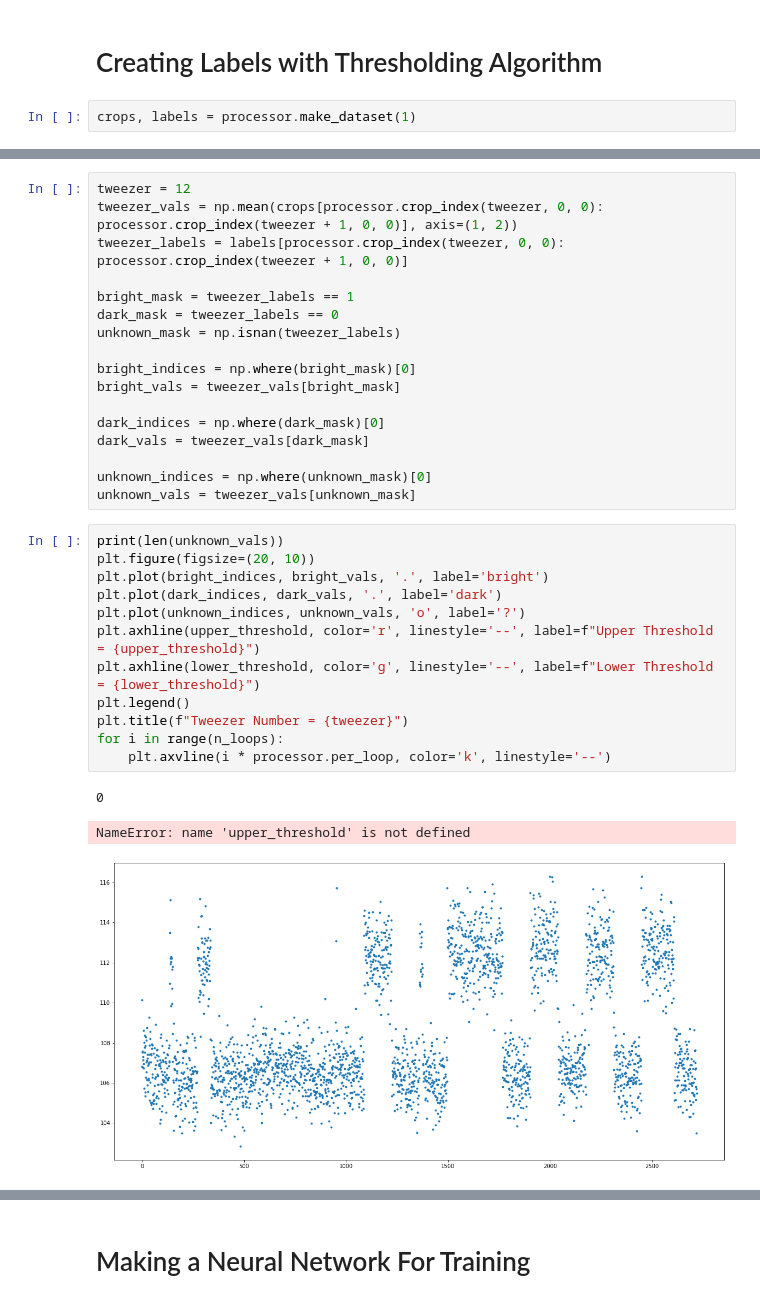
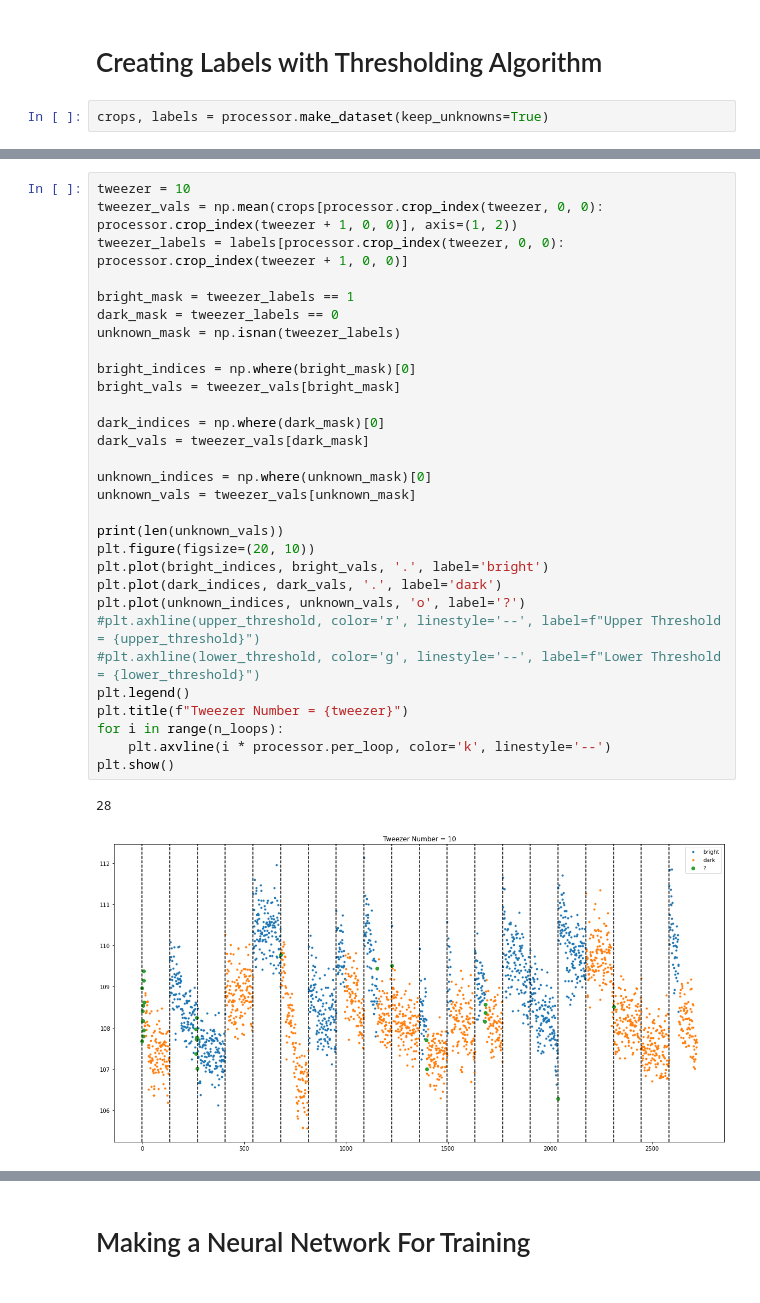
Before and after one commit to jack-mango/QURIP-thompsonlab-amo, a Jupyter notebook: ImagingSoftware/nondestructive image analysis.ipynb, the cells around one changed output, grey strips where cells are left out. Saved outputs shown, nothing was run; the diff lists cells and outputs as text.

```diff
--- a/ImagingSoftware/nondestructive image analysis.ipynb
+++ b/ImagingSoftware/nondestructive image analysis.ipynb
@@ -32,4 +33,4 @@ processor.plot()
 # %% [markdown]
 # Creating Labels with Thresholding Algorithm
 # %%
-crops, labels = processor.make_dataset(1)
+crops, labels = processor.make_dataset(keep_unknowns=True)
@@ -86,33 +47,33 @@ plt.plot(np.mean(crops[processor.crop_index(tweezer, 0, 0): processor.crop_index
-# %%
-tweezer = 12
-tweezer_vals = np.mean(crops[processor.crop_index(tweezer, 0, 0): processor.crop_index(tweezer + 1, 0, 0)], axis=(1, 2))
-tweezer_labels = labels[processor.crop_index(tweezer, 0, 0): processor.crop_index(tweezer + 1, 0, 0)]
-
-bright_mask = tweezer_labels == 1
-dark_mask = tweezer_labels == 0
-unknown_mask = np.isnan(tweezer_labels)
-
-bright_indices = np.where(bright_mask)[0]
-bright_vals = tweezer_vals[bright_mask]
-
-dark_indices = np.where(dark_mask)[0]
-dark_vals = tweezer_vals[dark_mask]
-
-unknown_indices = np.where(unknown_mask)[0]
-unknown_vals = tweezer_vals[unknown_mask]
 # %%
+tweezer = 10
+tweezer_vals = np.mean(crops[processor.crop_index(tweezer, 0, 0): processor.crop_index(tweezer + 1, 0, 0)], axis=(1, 2))
+tweezer_labels = labels[processor.crop_index(tweezer, 0, 0): processor.crop_index(tweezer + 1, 0, 0)]
+
+bright_mask = tweezer_labels == 1
+dark_mask = tweezer_labels == 0
+unknown_mask = np.isnan(tweezer_labels)
+
+bright_indices = np.where(bright_mask)[0]
+bright_vals = tweezer_vals[bright_mask]
+
+dark_indices = np.where(dark_mask)[0]
+dark_vals = tweezer_vals[dark_mask]
+
+unknown_indices = np.where(unknown_mask)[0]
+unknown_vals = tweezer_vals[unknown_mask]
+
 print(len(unknown_vals))
 plt.figure(figsize=(20, 10))
 plt.plot(bright_indices, bright_vals, '.', label='bright')
 plt.plot(dark_indices, dark_vals, '.', label='dark')
 plt.plot(unknown_indices, unknown_vals, 'o', label='?')
-plt.axhline(upper_threshold, color='r', linestyle='--', label=f"Upper Threshold = {upper_threshold}")
-plt.axhline(lower_threshold, color='g', linestyle='--', label=f"Lower Threshold = {lower_threshold}")
+#plt.axhline(upper_threshold, color='r', linestyle='--', label=f"Upper Threshold = {upper_threshold}")
+#plt.axhline(lower_threshold, color='g', linestyle='--', label=f"Lower Threshold = {lower_threshold}")
 plt.legend()
 plt.title(f"Tweezer Number = {tweezer}")
 for i in range(n_loops):
     plt.axvline(i * processor.per_loop, color='k', linestyle='--')
+plt.show()
 # %% [output]
-0
+28
-NameError: name 'upper_threshold' is not defined
-[figure, old version]
+[figure, new version]
```
Also changed, not shown: parts of 10 cells of this notebook, 2 other files.
